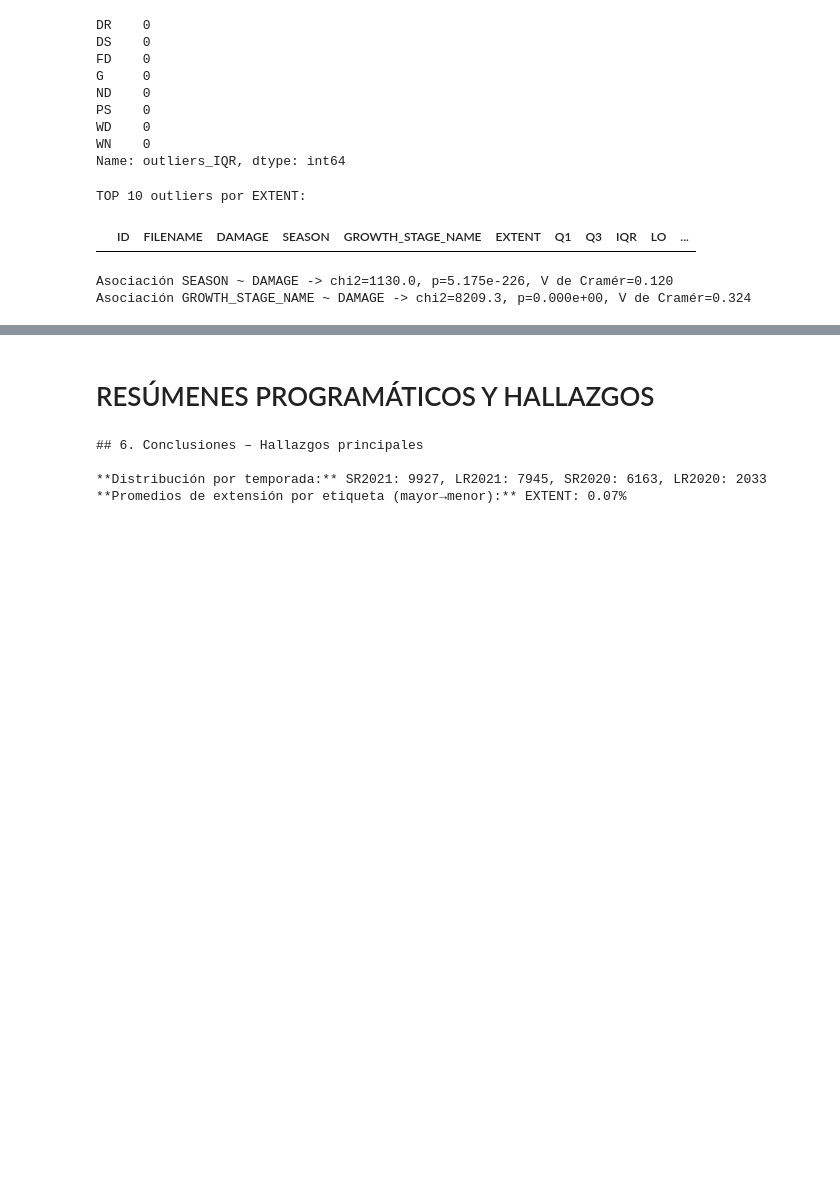
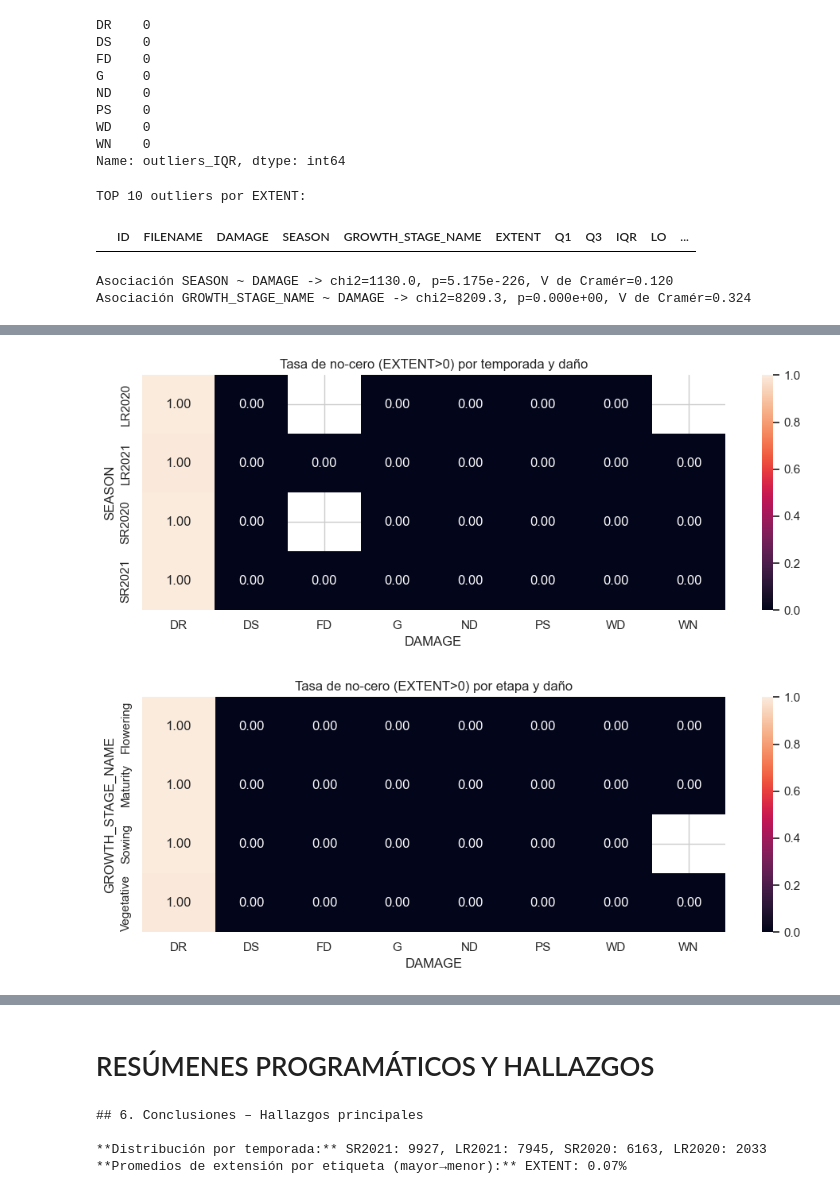
Before and after one commit to mar22266/PY2-DS, a Jupyter notebook: PY2.ipynb, the cells around one changed output, grey strips where cells are left out. Drawn from its saved outputs; the diff is of its cells as text; code cells hidden in the pictures; blank space fills up the shorter version.

```diff
--- a/PY2.ipynb
+++ b/PY2.ipynb
@@ -1070,0 +1072,19 @@ GROWTH_STAGE_NAME ~ DAMAGE: χ²=8209.3, p<1e-15, V=0.324 (efecto moderado).
+# %%
+# Tasa de no-cero por temporada × daño
+tab_nz_season = (TRAIN_CLEAN.assign(NZ=lambda d: (d["EXTENT"]>0).astype(int))
+                 .pivot_table(values="NZ", index="SEASON", columns="DAMAGE", aggfunc="mean"))
+plt.figure(figsize=(10,4))
+sns.heatmap(tab_nz_season, annot=True, fmt=".2f")
+plt.title("Tasa de no-cero (EXTENT>0) por temporada y daño")
+plt.tight_layout(); plt.show()
+
+# Tasa de no-cero por etapa × daño
+tab_nz_stage = (TRAIN_CLEAN.assign(NZ=lambda d: (d["EXTENT"]>0).astype(int))
+                .pivot_table(values="NZ", index="GROWTH_STAGE_NAME", columns="DAMAGE", aggfunc="mean"))
+plt.figure(figsize=(10,4))
+sns.heatmap(tab_nz_stage, annot=True, fmt=".2f")
+plt.title("Tasa de no-cero (EXTENT>0) por etapa y daño")
+plt.tight_layout(); plt.show()
+# %% [output]
+[figure, added]
+[figure, added]
```
Also changed, not shown: parts of 6 cells of this notebook.
